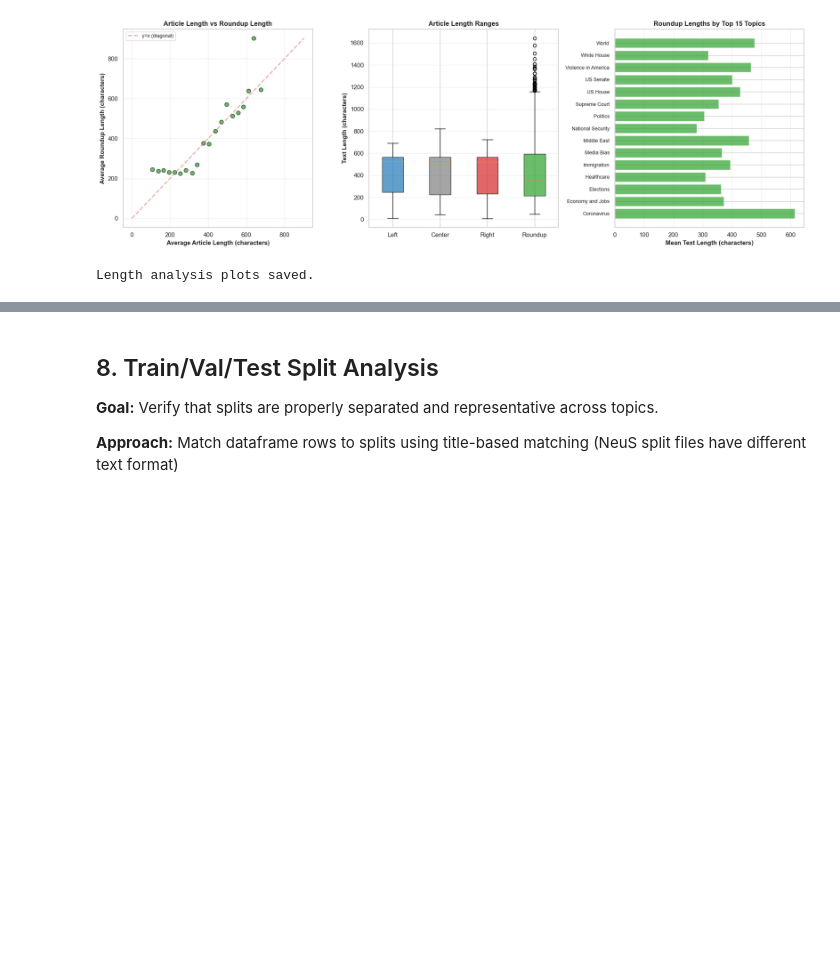
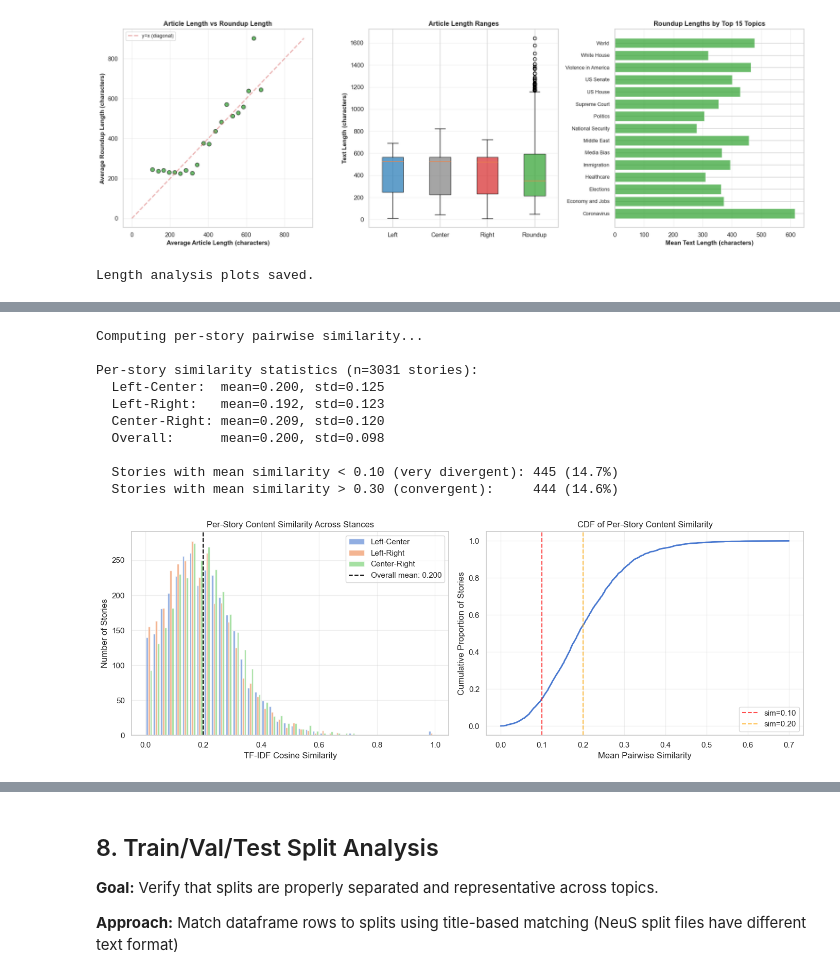
Before and after one commit to iman-g/fine_tuning_llama_neutral_summary, a Jupyter notebook: 01_EDA.ipynb, the cells around one changed output, grey strips where cells are left out. Saved outputs shown, nothing was run; the diff lists cells and outputs as text; code cells hidden in the pictures; blank space fills up the shorter version.

Commit message:
Complete pipeline: add fine-tuning, analysis, results, and training curve

```diff
--- a/01_EDA.ipynb
+++ b/01_EDA.ipynb
@@ -872,0 +931,79 @@ Length analysis plots saved.
+# %%
+from sklearn.feature_extraction.text import TfidfVectorizer
+from sklearn.metrics.pairwise import cosine_similarity
+import numpy as np
+
+print("Computing per-story pairwise similarity...")
+
+story_sims = []
+for _, row in df.iterrows():
+    texts = [row['left_text'], row['center_text'], row['right_text']]
+    if any(len(str(t)) < 50 for t in texts):
+        continue
+    try:
+        vec = TfidfVectorizer(max_features=5000, stop_words='english')
+        tfidf = vec.fit_transform([str(t) for t in texts])
+        sim_matrix = cosine_similarity(tfidf)
+        story_sims.append({
+            'topic': row['topic'],
+            'lc_sim': sim_matrix[0, 1],
+            'lr_sim': sim_matrix[0, 2],
+            'cr_sim': sim_matrix[1, 2],
+            'mean_sim': (sim_matrix[0,1] + sim_matrix[0,2] + sim_matrix[1,2]) / 3
+        })
+    except:
+        continue
+
+sim_df = pd.DataFrame(story_sims)
+
+print(f"\nPer-story similarity statistics (n={len(sim_df)} stories):")
+print(f"  Left-Center:  mean={sim_df['lc_sim'].mean():.3f}, std={sim_df['lc_sim'].std():.3f}")
+print(f"  Left-Right:   mean={sim_df['lr_sim'].mean():.3f}, std={sim_df['lr_sim'].std():.3f}")
+print(f"  Center-Right: mean={sim_df['cr_sim'].mean():.3f}, std={sim_df['cr_sim'].std():.3f}")
+print(f"  Overall:      mean={sim_df['mean_sim'].mean():.3f}, std={sim_df['mean_sim'].std():.3f}")
+
+# How many stories have very low similarity (< 0.1) — near-independent coverage
+low_sim = (sim_df['mean_sim'] < 0.1).sum()
+high_sim = (sim_df['mean_sim'] > 0.3).sum()
+print(f"\n  Stories with mean similarity < 0.10 (very divergent): {low_sim} ({low_sim/len(sim_df):.1%})")
+print(f"  Stories with mean similarity > 0.30 (convergent):     {high_sim} ({high_sim/len(sim_df):.1%})")
+
+# Visualize distribution
+fig, axes = plt.subplots(1, 2, figsize=(14, 5))
+
+axes[0].hist([sim_df['lc_sim'], sim_df['lr_sim'], sim_df['cr_sim']],
+             bins=40, alpha=0.6, label=['Left-Center', 'Left-Right', 'Center-Right'])
+axes[0].axvline(sim_df['mean_sim'].mean(), color='black', linestyle='--',
+                label=f"Overall mean: {sim_df['mean_sim'].mean():.3f}")
+axes[0].set_xlabel('TF-IDF Cosine Similarity')
+axes[0].set_ylabel('Number of Stories')
+axes[0].set_title('Per-Story Content Similarity Across Stances')
+axes[0].legend()
+axes[0].grid(True, alpha=0.3)
+
+# CDF — shows what % of stories fall below any similarity threshold
+sorted_sim = np.sort(sim_df['mean_sim'])
+axes[1].plot(sorted_sim, np.arange(len(sorted_sim)) / len(sorted_sim), linewidth=2)
+axes[1].axvline(0.1, color='red', linestyle='--', alpha=0.7, label='sim=0.10')
+axes[1].axvline(0.2, color='orange', linestyle='--', alpha=0.7, label='sim=0.20')
+axes[1].set_xlabel('Mean Pairwise Similarity')
+axes[1].set_ylabel('Cumulative Proportion of Stories')
+axes[1].set_title('CDF of Per-Story Content Similarity')
+axes[1].legend()
+axes[1].grid(True, alpha=0.3)
+
+plt.tight_layout()
+plt.savefig(OUTPUT_DIR / 'per_story_similarity.png', dpi=300, bbox_inches='tight')
+plt.show()
+# %% [output]
+Computing per-story pairwise similarity...
+
+Per-story similarity statistics (n=3031 stories):
+  Left-Center:  mean=0.200, std=0.125
+  Left-Right:   mean=0.192, std=0.123
+  Center-Right: mean=0.209, std=0.120
+  Overall:      mean=0.200, std=0.098
+
+  Stories with mean similarity < 0.10 (very divergent): 445 (14.7%)
+  Stories with mean similarity > 0.30 (convergent):     444 (14.6%)
+[figure, added]
```
Also changed, not shown: parts of 18 cells of this notebook, 17 other files.
